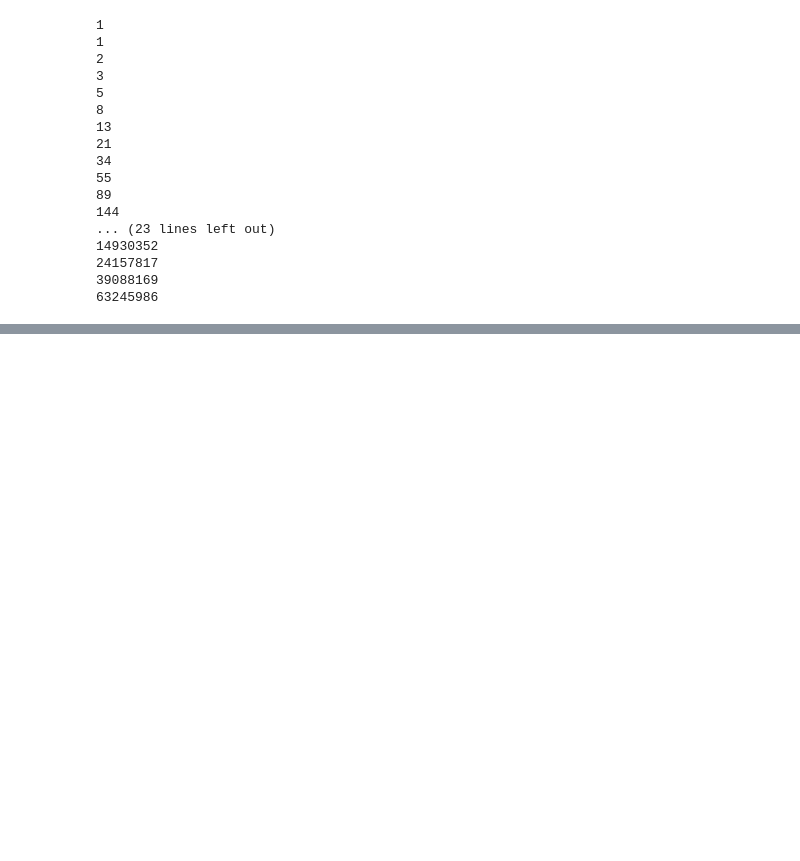
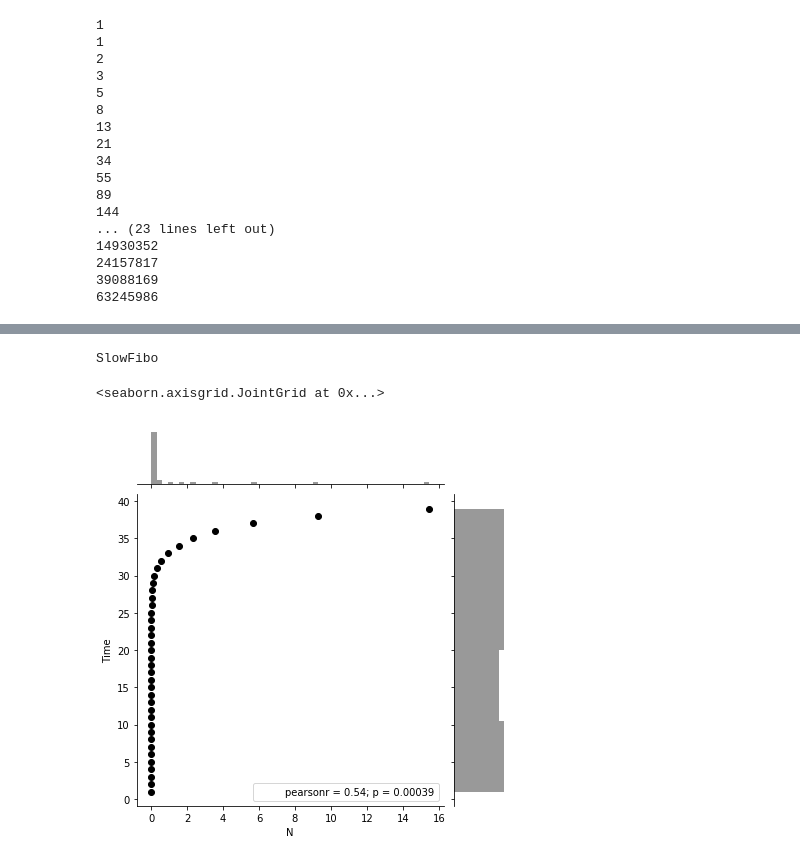
Before and after one commit to Adityarajora/MYMLPractice, a Jupyter notebook: Graph.ipynb, the cells around one changed output, grey strips where cells are left out. Cells and saved outputs as stored; diff of their text form; code cells hidden in the pictures; blank space fills up the shorter version.

```diff
--- a/Graph.ipynb
+++ b/Graph.ipynb
@@ -86,0 +88,16 @@ Text(0.5,1,'SlowFibo')
+# %%
+#SeaBorn Example
+import pandas as pd
+import seaborn as sb
+from matplotlib import pyplot as plt
+df = sb.load_dataset('iris')
+d1={'N':X,'Time':y}
+d2={'N':x,'Time':y}
+D1=pd.DataFrame(d1)
+D2=pd.DataFrame(d2)
+print("SlowFibo")
+sb.jointplot(x='N',y='Time',data=D2,color='black')
+# %% [output]
+SlowFibo
+<seaborn.axisgrid.JointGrid at 0x...>
+[figure, added]
```
Also changed, not shown: parts of 5 cells of this notebook.
